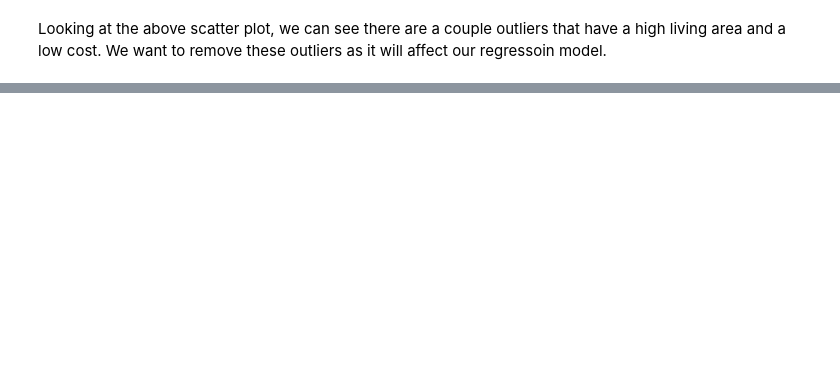
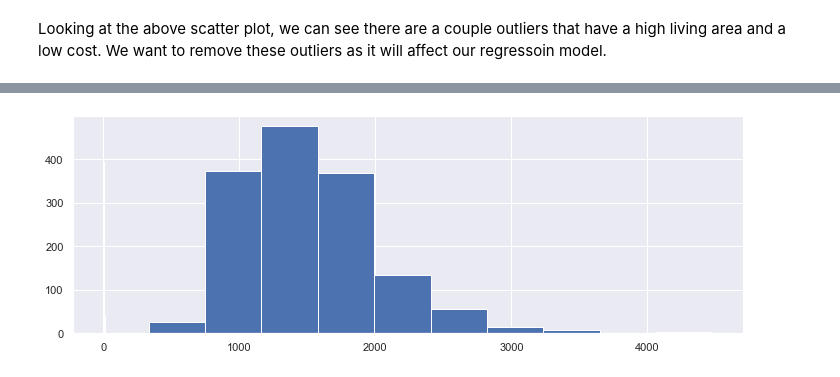
Before and after one commit to DrakeData/House_Price_EDA, a Jupyter notebook: MSDS422_Assignment1.ipynb, the cells around one changed output, grey strips where cells are left out. Cells and saved outputs as stored; diff of their text form; code cells hidden in the pictures; blank space fills up the shorter version.

```diff
--- a/MSDS422_Assignment1.ipynb
+++ b/MSDS422_Assignment1.ipynb
@@ -221,0 +304,7 @@ title = plt.title('House Selling Price per Year')
+# %%
+fig, ax = plt.subplots(figsize=(12, 4))
+
+ax.hist(x[:,0]);
+ax.hist(x[:,1]);
+# %% [output]
+[figure, added]
```
Also changed, not shown: parts of 36 cells of this notebook.
